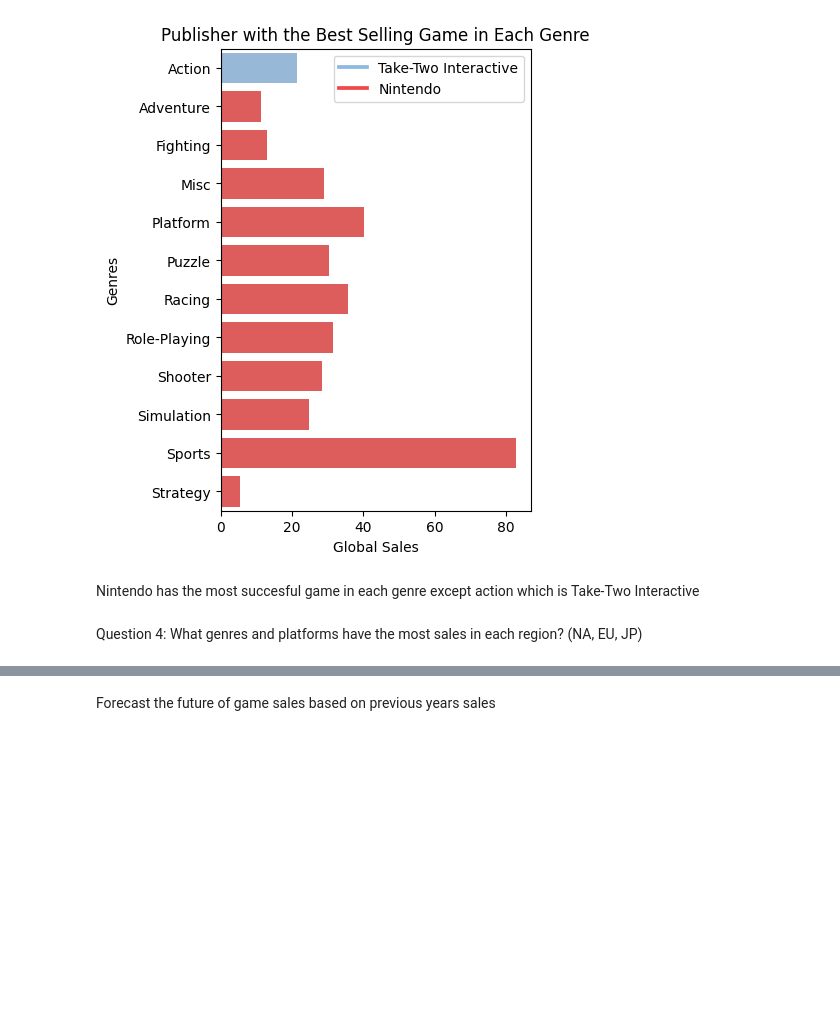
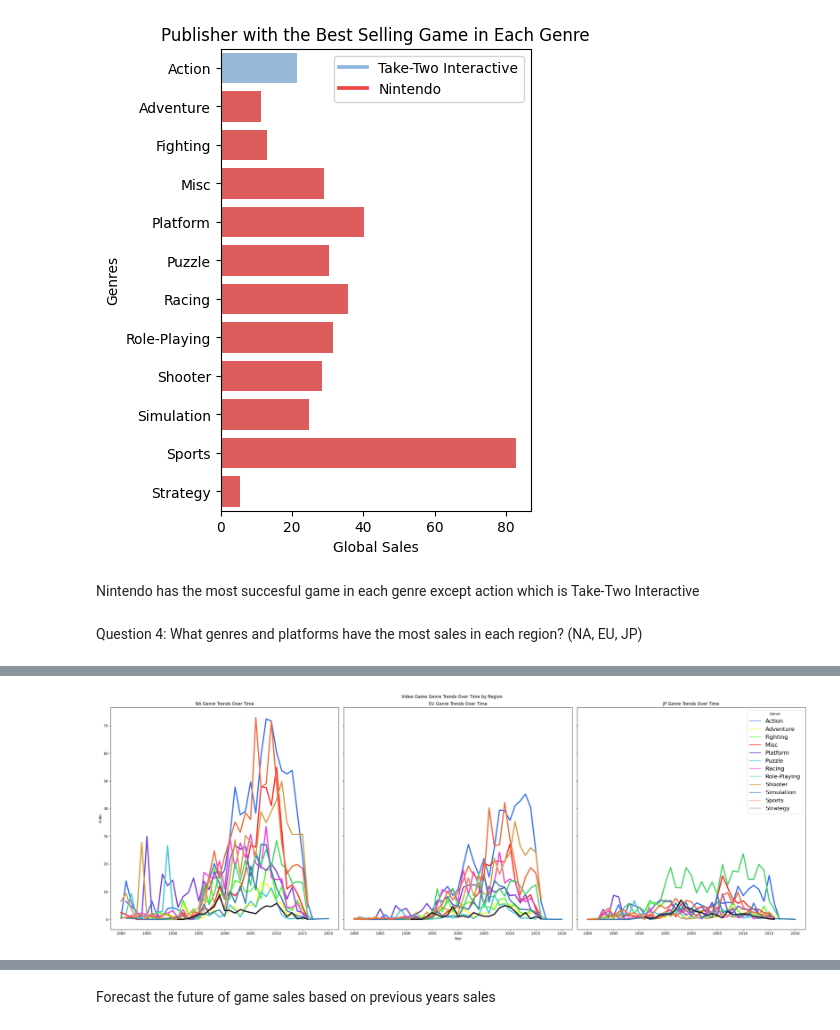
Before and after one commit to nstanfield/Video-Game-Sales-Analysis, a Jupyter notebook: Game_Sales_Analysis.ipynb, the cells around one changed output, grey strips where cells are left out. Saved outputs shown, nothing was run; the diff lists cells and outputs as text; code cells hidden in the pictures; blank space fills up the shorter version.

```diff
--- a/Game_Sales_Analysis.ipynb
+++ b/Game_Sales_Analysis.ipynb
@@ -434,3 +435,24 @@ plt.tight_layout()
+# %%
+game_sales_genre_na = game_sales.groupby(['Genre', 'Year'])['NA_Sales'].sum()
+game_sales_genre_eu = game_sales.groupby(['Genre', 'Year'])['EU_Sales'].sum()
+game_sales_genre_jp = game_sales.groupby(['Genre', 'Year'])['JP_Sales'].sum()
+game_sales_genre_na_f = pd.DataFrame(list(zip((x[0] for x in game_sales_genre_na.index.to_list()), (x[1] for x in game_sales_genre_na.index.to_list()), game_sales_genre_na.to_list())), columns=['Genre', 'Year', 'NA_Sales'])
+game_sales_genre_eu_f = pd.DataFrame(list(zip((x[0] for x in game_sales_genre_eu.index.to_list()), (x[1] for x in game_sales_genre_eu.index.to_list()), game_sales_genre_eu.to_list())), columns=['Genre', 'Year', 'EU_Sales'])
+game_sales_genre_jp_f = pd.DataFrame(list(zip((x[0] for x in game_sales_genre_jp.index.to_list()), (x[1] for x in game_sales_genre_jp.index.to_list()), game_sales_genre_jp.to_list())), columns=['Genre', 'Year', 'JP_Sales'])
+figure, axes = plt.subplots(1, 3, figsize=(28,10), sharey=True)
+figure.suptitle('Video Game Genre Trends Over Time by Region')
+sns.lineplot(data=game_sales_genre_na_f, x='Year', y='NA_Sales', hue='Genre', palette=sns.color_palette(genre_palette, 12), ax=axes[0], linewidth = 3.5)
+axes[0].set(title='NA Genre Trends Over Time',ylabel='Sales',xlabel='')
+axes[0].legend([],[], frameon=False)
+sns.lineplot(data=game_sales_genre_eu_f, x='Year', y='EU_Sales', hue='Genre', palette=sns.color_palette(genre_palette, 12), ax=axes[1], linewidth = 3.5)
+axes[1].set(title='EU Genre Trends Over Time',ylabel='',xlabel='Year')
+axes[1].legend([],[], frameon=False)
+sns.lineplot(data=game_sales_genre_jp_f, x='Year', y='JP_Sales', hue='Genre', palette=sns.color_palette(genre_palette, 12), ax=axes[2], linewidth = 3.5)
+axes[2].set(title='JP Genre Trends Over Time',ylabel='',xlabel='')
+plt.legend(fontsize=16, loc='upper right', title='Genre')
+plt.tight_layout()
+# %% [output]
+[figure, added]
 # %%
 game_sales_plat_na = game_sales.groupby('Platform')['NA_Sales'].sum()
 game_sales_plat_eu = game_sales.groupby('Platform')['EU_Sales'].sum()
```
Also changed, not shown: parts of 4 cells of this notebook.
